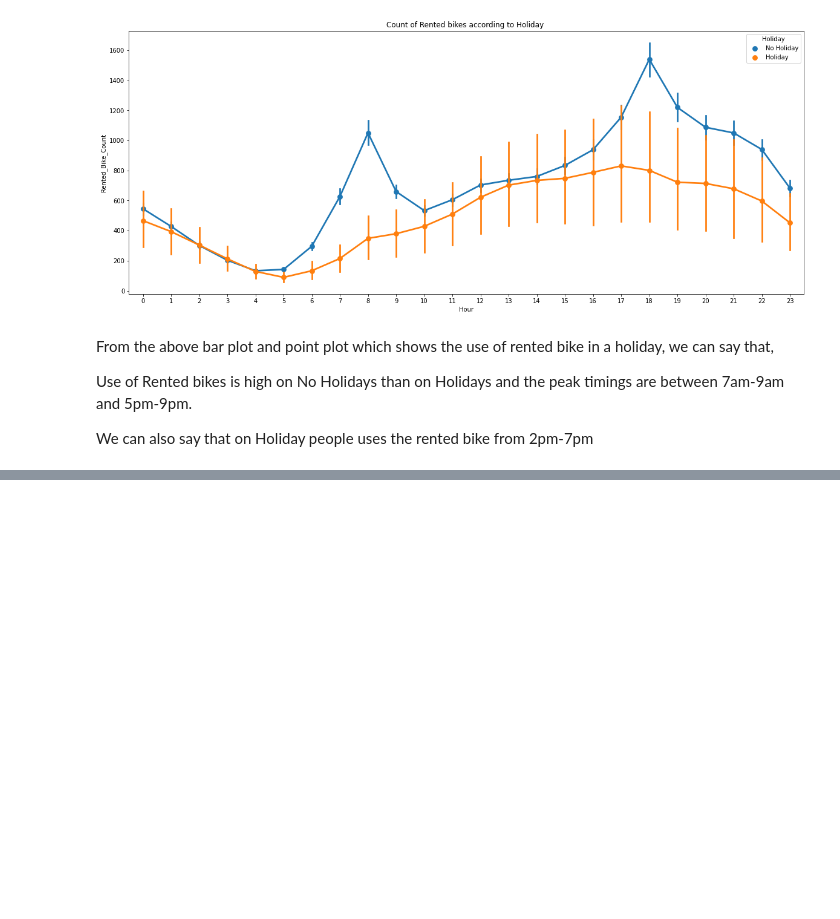
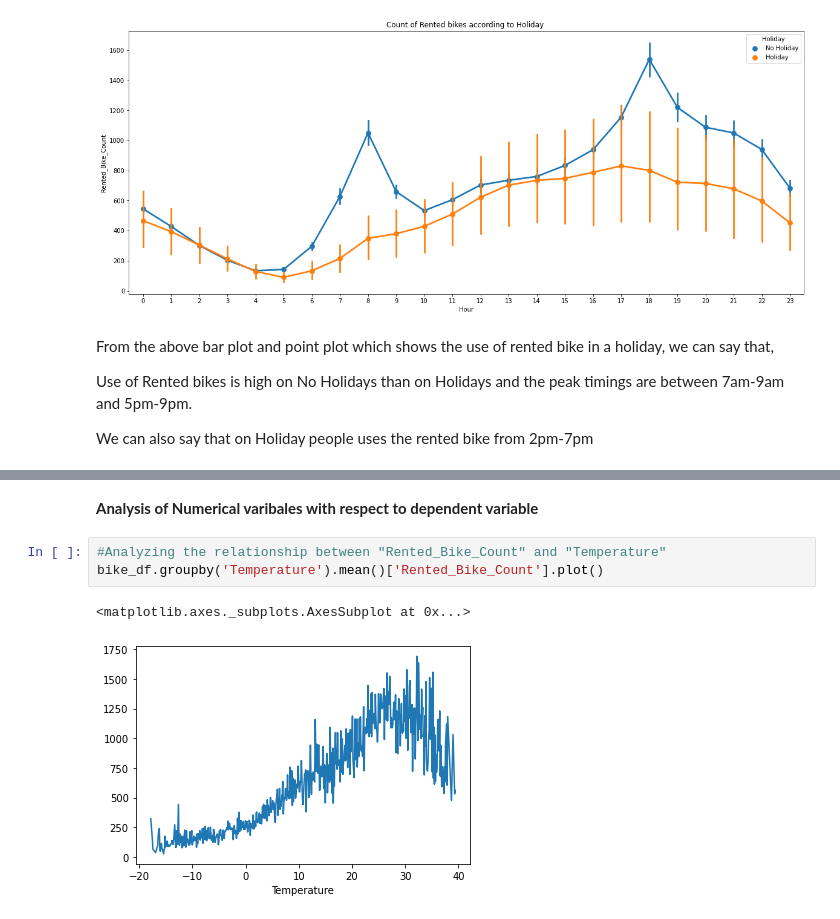
Before and after one commit to alphamale126/Seoul-Bike-Sharing-Demand-Prediction, a Jupyter notebook: Copy_of_Bike_Sharing_Demand_Prediction_Capstone_Project.ipynb, the cells around one changed output, grey strips where cells are left out. Cells and saved outputs as stored; diff of their text form; blank space fills up the shorter version.

```diff
--- a/Copy_of_Bike_Sharing_Demand_Prediction_Capstone_Project.ipynb
+++ b/Copy_of_Bike_Sharing_Demand_Prediction_Capstone_Project.ipynb
@@ -583,0 +636,8 @@ We can also say that on Holiday people uses the rented bike from 2pm-7pm
+# %% [markdown]
+**Analysis of Numerical varibales with respect to dependent variable**
+# %%
+#Analyzing the relationship between "Rented_Bike_Count" and "Temperature"
+bike_df.groupby('Temperature').mean()['Rented_Bike_Count'].plot()
+# %% [output]
+<matplotlib.axes._subplots.AxesSubplot at 0x...>
+[figure, added]
```
Also changed, not shown: parts of 51 cells of this notebook.
